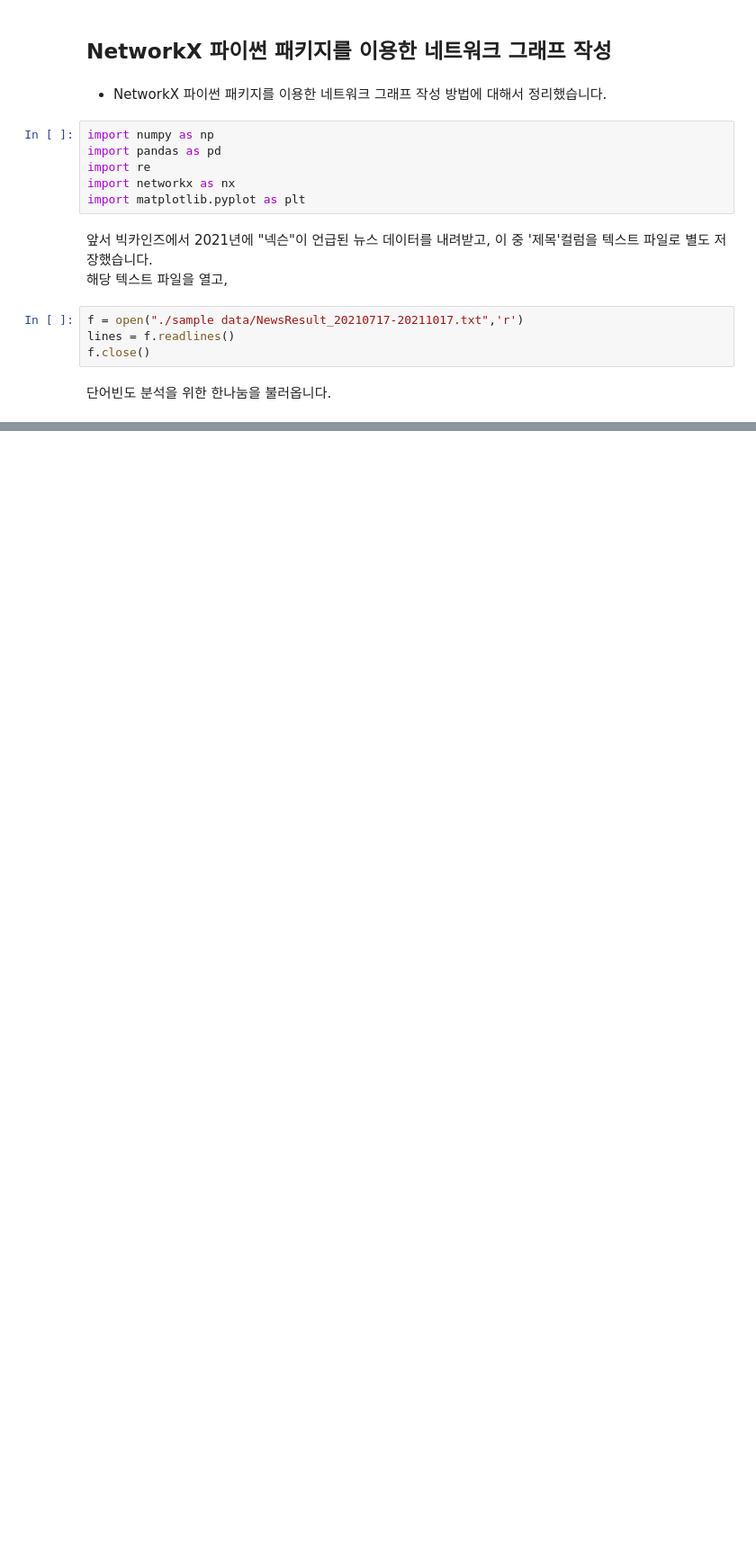
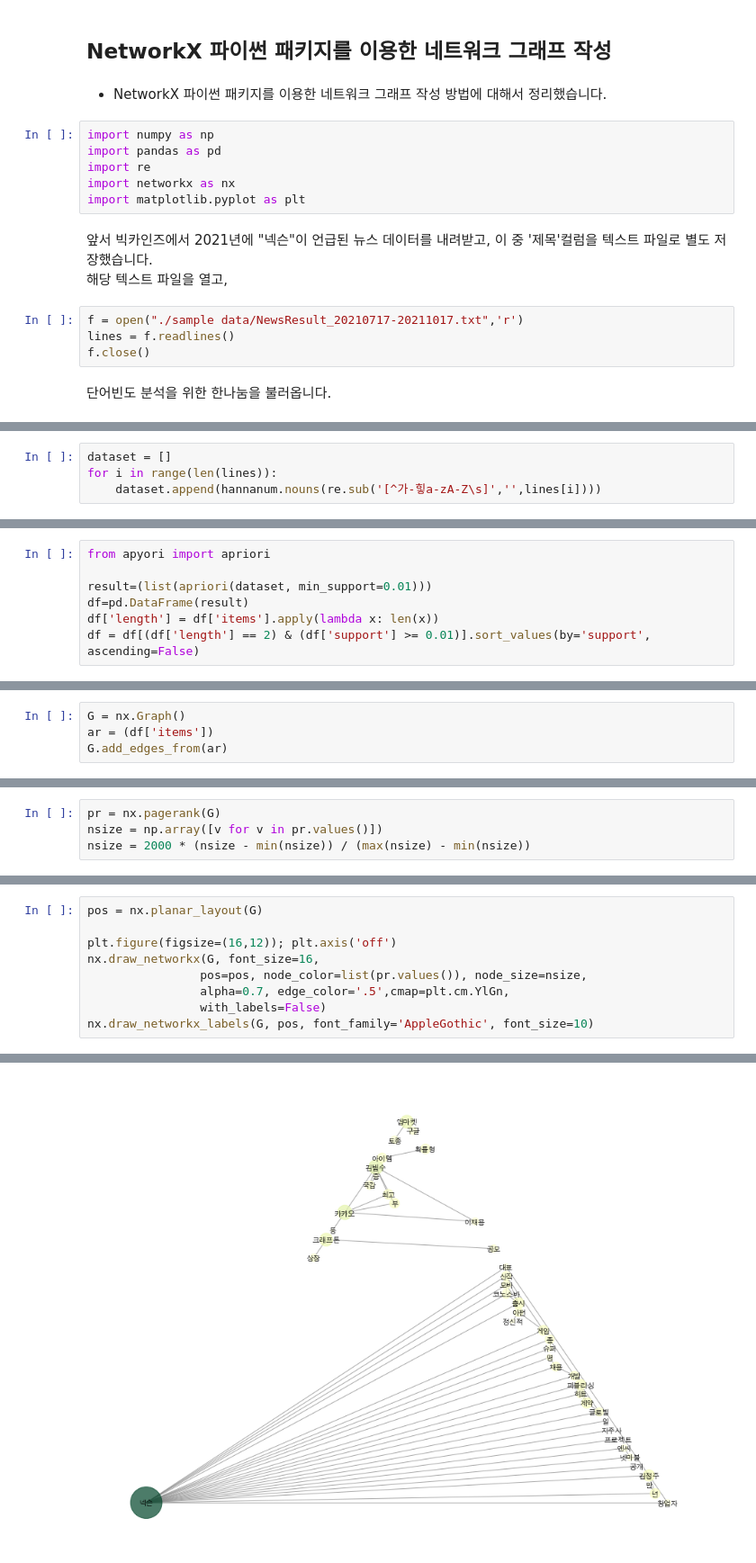
Before and after one commit to The-G/TIL, a Jupyter notebook: after 20211012/_20211017_NetworkX_Graph.ipynb, the cells around one changed output, grey strips where cells are left out. Shown: that part at 90% size. Saved outputs shown, nothing was run; the diff lists cells and outputs as text; blank space fills up the shorter version.

Commit message:
Test NetWorkX Graph Done

```diff
--- a/after 20211012/_20211017_NetworkX_Graph.ipynb
+++ b/after 20211012/_20211017_NetworkX_Graph.ipynb
@@ -27,0 +30,4 @@ AttributeError: module 'tweepy' has no attribute 'StreamListener'
+# %%
+dataset = []
+for i in range(len(lines)):
+    dataset.append(hannanum.nouns(re.sub('[^가-힣a-zA-Z\s]','',lines[i])))
@@ -27,0 +49,7 @@ AttributeError: module 'tweepy' has no attribute 'StreamListener'
+# %%
+from apyori import apriori
+
+result=(list(apriori(dataset, min_support=0.01)))
+df=pd.DataFrame(result)
+df['length'] = df['items'].apply(lambda x: len(x))
+df = df[(df['length'] == 2) & (df['support'] >= 0.01)].sort_values(by='support', ascending=False)
@@ -27,0 +72,4 @@ AttributeError: module 'tweepy' has no attribute 'StreamListener'
+# %%
+G = nx.Graph()
+ar = (df['items'])
+G.add_edges_from(ar)
@@ -27,0 +78,4 @@ AttributeError: module 'tweepy' has no attribute 'StreamListener'
+# %%
+pr = nx.pagerank(G)
+nsize = np.array([v for v in pr.values()])
+nsize = 2000 * (nsize - min(nsize)) / (max(nsize) - min(nsize))
@@ -27,0 +110,10 @@ AttributeError: module 'tweepy' has no attribute 'StreamListener'
+# %%
+pos = nx.planar_layout(G)
+
+plt.figure(figsize=(16,12)); plt.axis('off')
+nx.draw_networkx(G, font_size=16,
+                pos=pos, node_color=list(pr.values()), node_size=nsize,
+                alpha=0.7, edge_color='.5',cmap=plt.cm.YlGn,
+                with_labels=False)
+nx.draw_networkx_labels(G, pos, font_family='AppleGothic', font_size=10)
+# %% [output]
@@ -27,0 +137 @@ AttributeError: module 'tweepy' has no attribute 'StreamListener'
+[figure, added]
```
Also changed, not shown: parts of 19 cells of this notebook, 1 other file.
